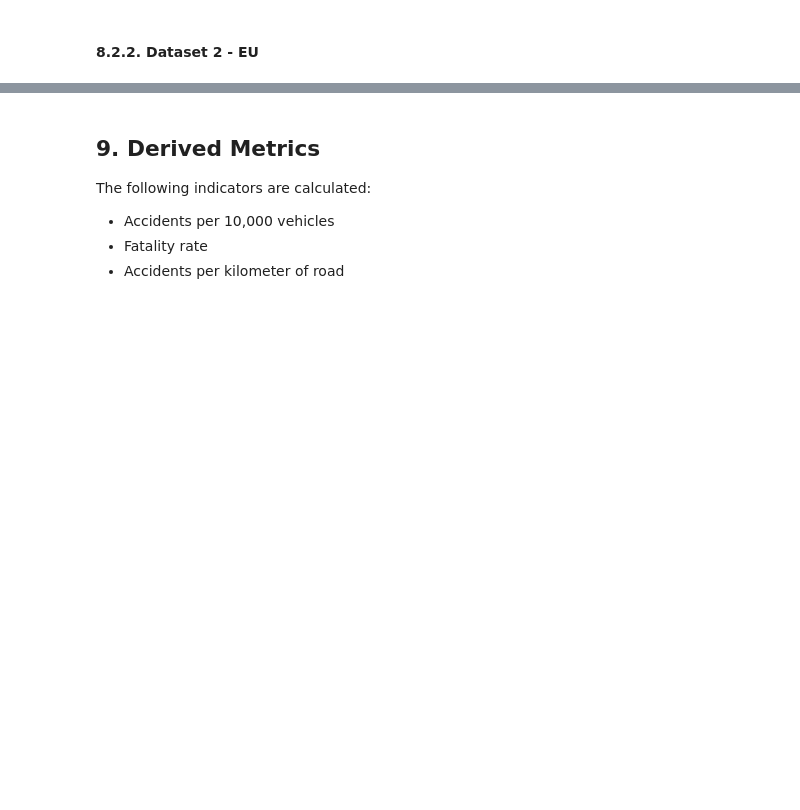
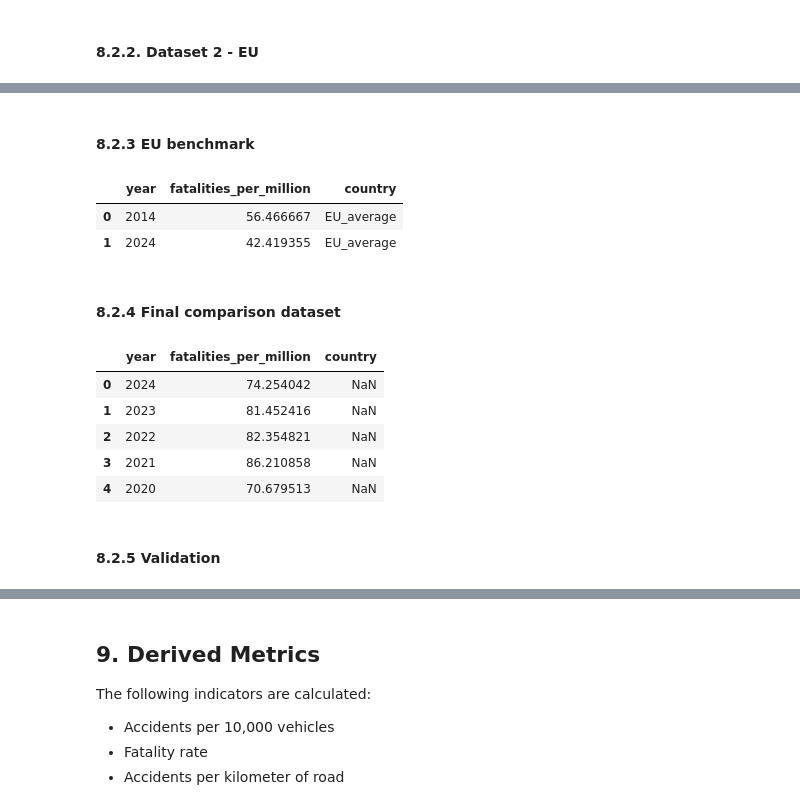
Before and after one commit to borisyotsov/Road-Safety-in-Bulgaria-Impact-of-Traffic-and-Infrastructure-on-Accident-Rates, a Jupyter notebook: Road_Safety_Project.ipynb, the cells around one changed output, grey strips where cells are left out. Saved outputs shown, nothing was run; the diff lists cells and outputs as text; code cells hidden in the pictures; blank space fills up the shorter version.

Commit message:
add Dataset 2 - EU, EU benchmark, Final comparison dataset, Validation

```diff
--- a/Road_Safety_Project.ipynb
+++ b/Road_Safety_Project.ipynb
@@ -418,0 +449,34 @@ df_bg.head()
+# %% [markdown]
+#### 8.2.3 EU benchmark
+# %%
+# EU benchmark = cross-country average per year
+eu_avg = (
+    df_eu.groupby("year", as_index=False)["fatalities_per_million"]
+    .mean()
+)
+
+eu_avg["country"] = "EU_average"
+
+eu_avg.head()
+# %% [output]
+|  | year | fatalities_per_million | country |
+| 0 | 2014 | 56.466667 | EU_average |
+| 1 | 2024 | 42.419355 | EU_average |
+# %% [markdown]
+#### 8.2.4 Final comparison dataset
+# %%
+comparison = pd.concat([
+    df_bg[["year", "fatalities_per_million"]],
+    eu_avg
+], ignore_index=True)
+
+comparison.head()
+# %% [output]
+|  | year | fatalities_per_million | country |
+| 0 | 2024 | 74.254042 | NaN |
+| 1 | 2023 | 81.452416 | NaN |
+| 2 | 2022 | 82.354821 | NaN |
+| 3 | 2021 | 86.210858 | NaN |
+| 4 | 2020 | 70.679513 | NaN |
+# %% [markdown]
+#### 8.2.5 Validation
```
Also changed, not shown: parts of 2 cells of this notebook.
